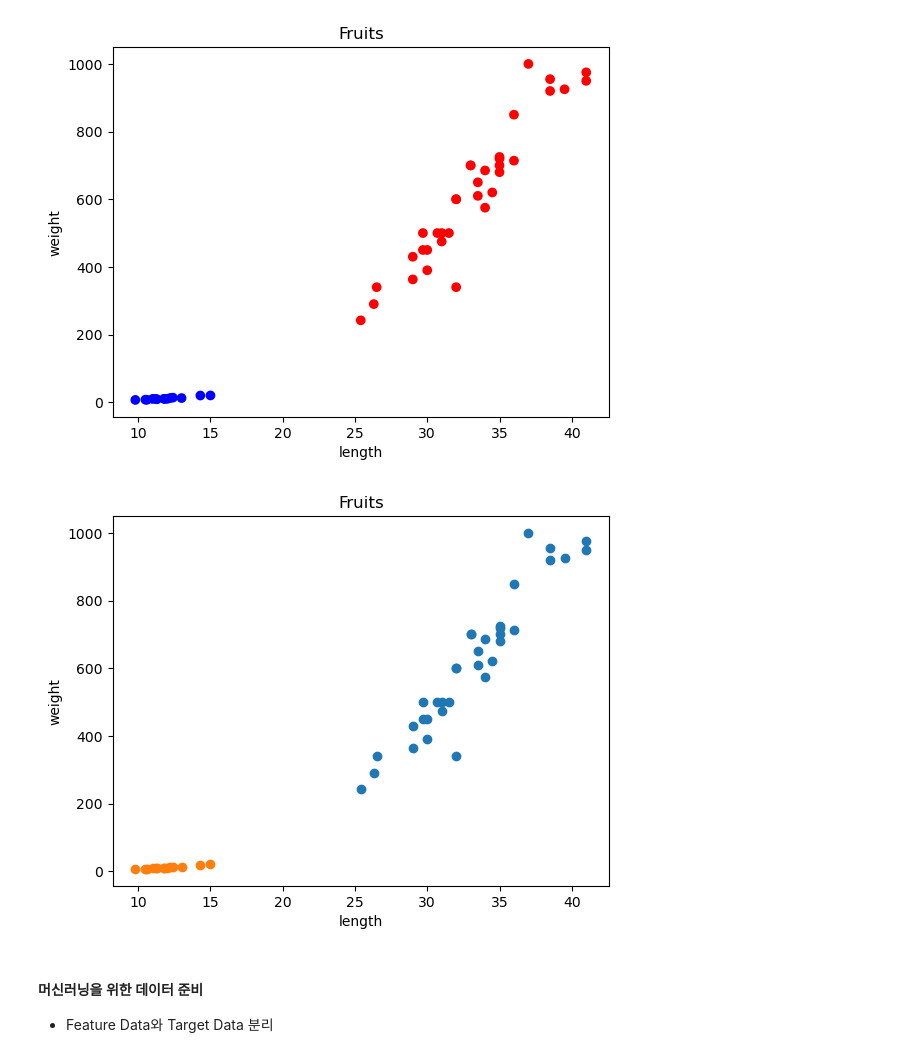
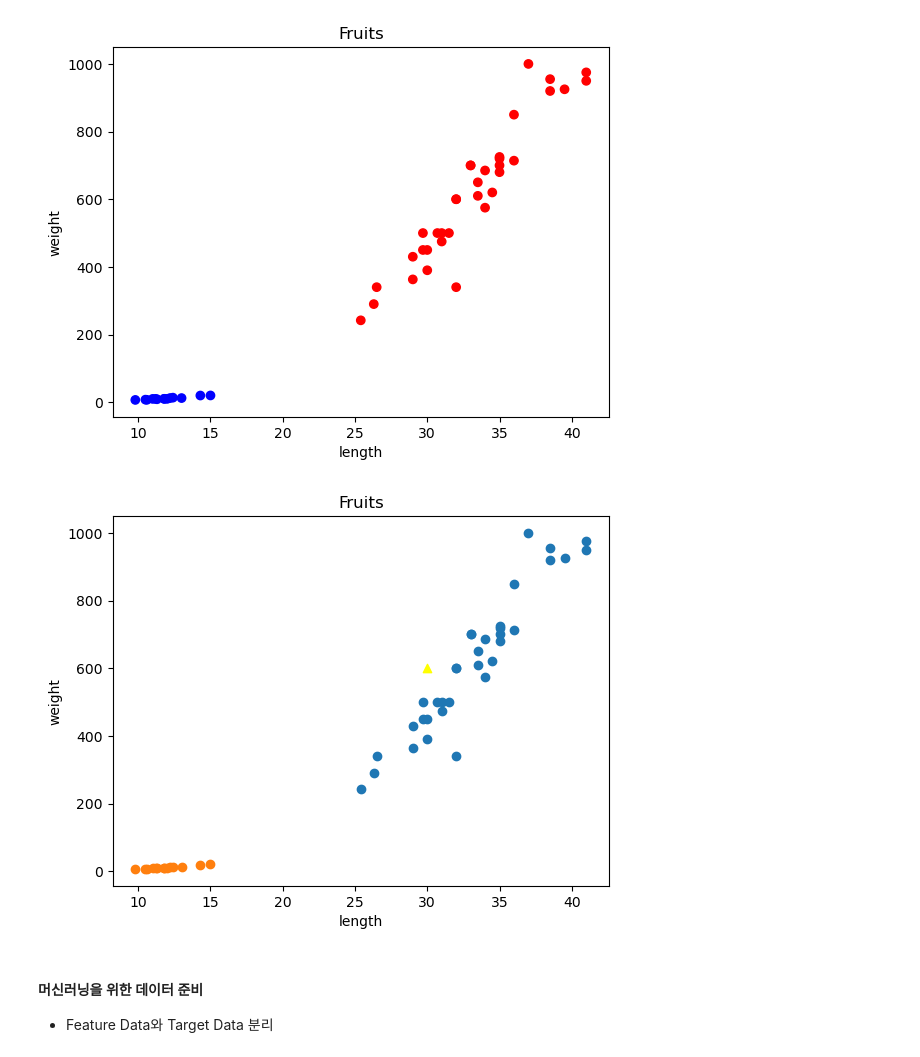
Before and after one commit to Allycane/python-ds-lab, a Jupyter notebook: MachineLearning/Note/04.과일분류문제.ipynb, the cells around one changed output. Drawn from its saved outputs; the diff is of its cells as text; code cells hidden in the pictures.

```diff
--- a/MachineLearning/Note/04.과일분류문제.ipynb
+++ b/MachineLearning/Note/04.과일분류문제.ipynb
@@ -101,22 +101,28 @@ plt.show()
 # %%
 # 2개의 Dataset을 산포도로 한꺼번에 비교하기
 
 plt.scatter(
     apple.length,
     apple.weight
 )
 plt.scatter(
     berry.length,
     berry.weight
 )
+plt.scatter(
+    30,
+    600,
+    c='yellow',
+    marker = '^'
+)
 
 plt.xlabel('length')
 plt.ylabel('weight')
 plt.title('Fruits')
 
 plt.show()
 # %% [output]
-[figure, old version]
+[figure, new version]
 # %% [markdown]
 #### 머신러닝을 위한 데이터 준비
 
```
Also changed, not shown: parts of 5 cells of this notebook, 8 other files.
